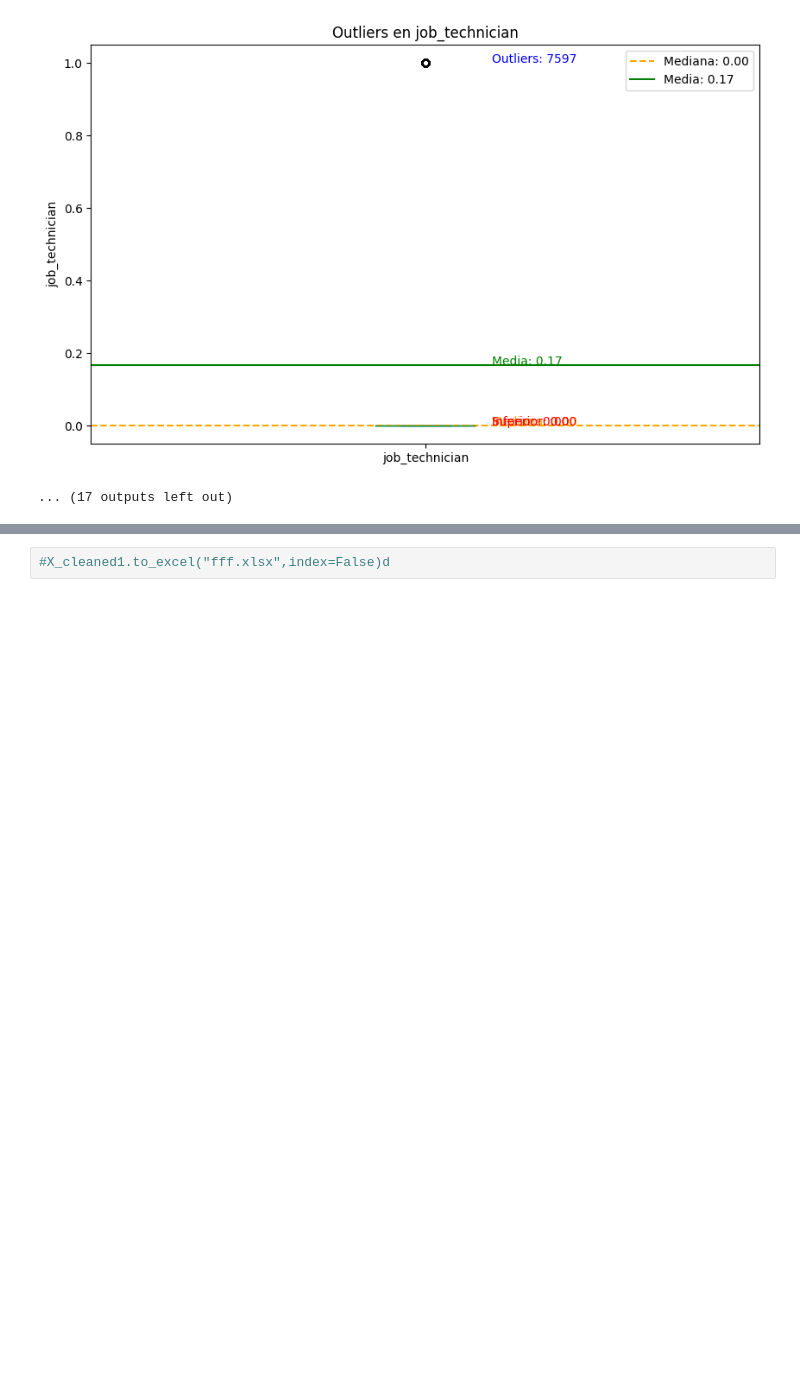
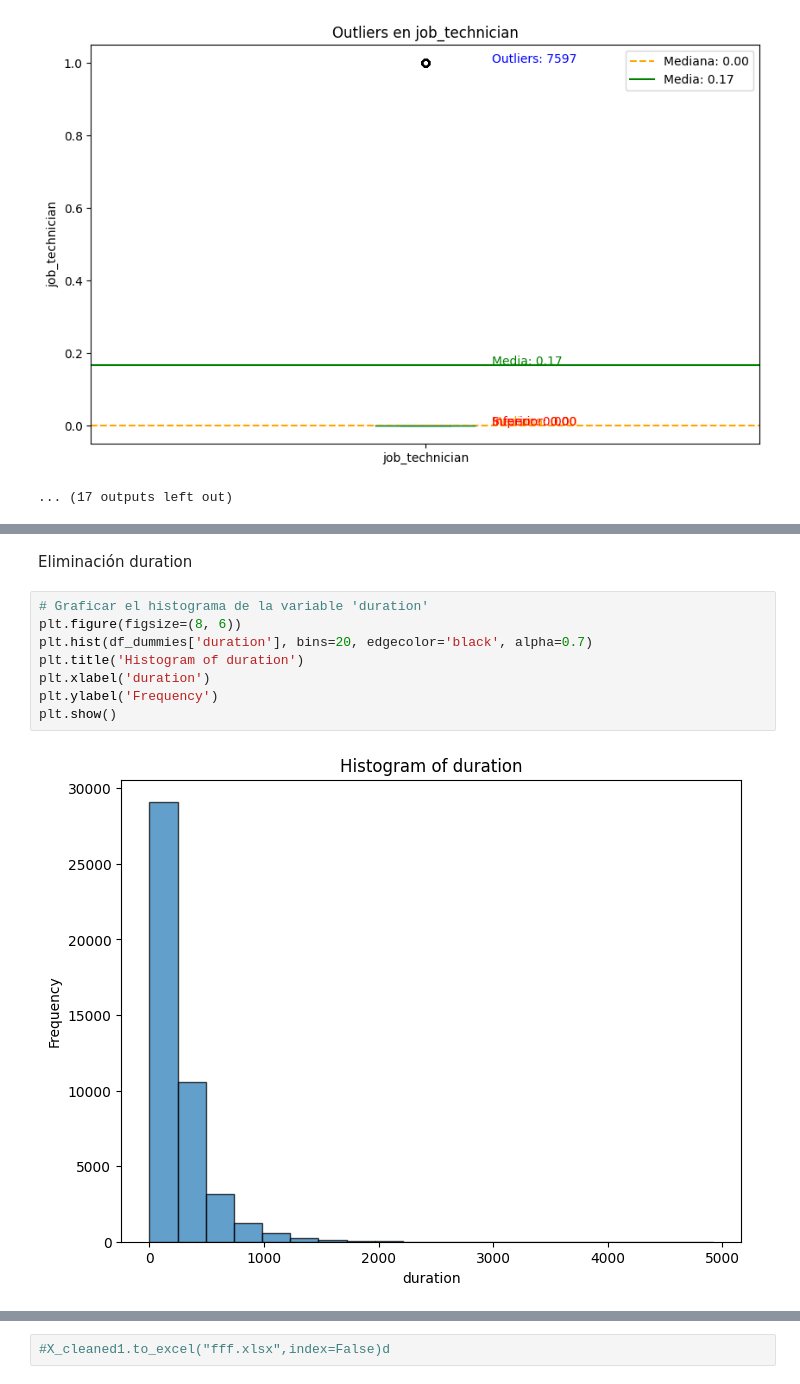
Before and after one commit to Marcocruz88/Repositorioproyecto2, a Jupyter notebook: limpiezadedatos.ipynb, the cells around one changed output, grey strips where cells are left out. Saved outputs shown, nothing was run; the diff lists cells and outputs as text; blank space fills up the shorter version.

```diff
--- a/limpiezadedatos.ipynb
+++ b/limpiezadedatos.ipynb
@@ -232 +327,13 @@ df_dummies
+# %% [markdown]
+Eliminación duration
+# %%
+# Graficar el histograma de la variable 'duration'
+plt.figure(figsize=(8, 6))
+plt.hist(df_dummies['duration'], bins=20, edgecolor='black', alpha=0.7)
+plt.title('Histogram of duration')
+plt.xlabel('duration')
+plt.ylabel('Frequency')
+plt.show()
+# %% [output]
+[figure, added]
 # %%
```
Also changed, not shown: parts of 15 cells of this notebook.
